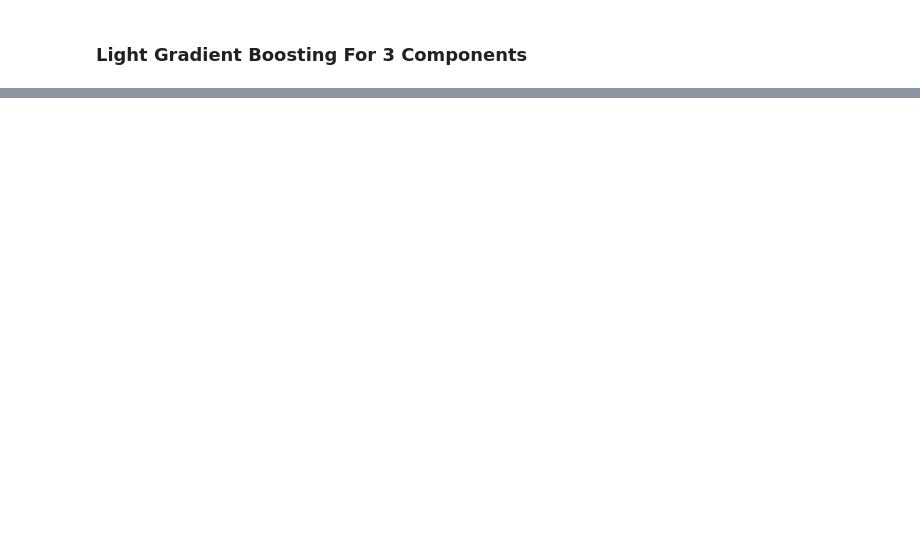
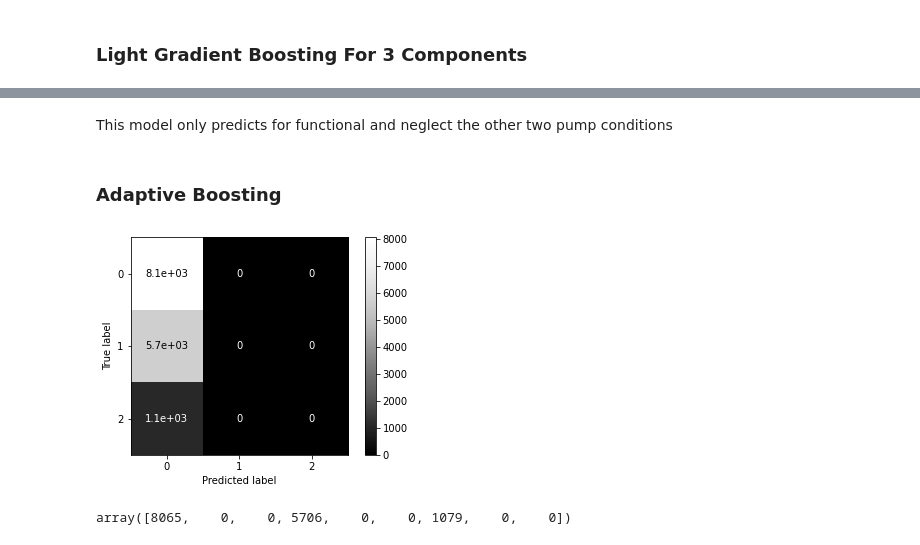
Before and after one commit to Savvy-Slowley/Pump-it-Up-Data-Mining-the-Water-Table-, a Jupyter notebook: Pump_it_Up_Data_Mining_the_Water_Table_(Project).ipynb, the cells around one changed output, grey strips where cells are left out. Saved outputs shown, nothing was run; the diff lists cells and outputs as text; code cells hidden in the pictures; blank space fills up the shorter version.

```diff
--- a/Pump_it_Up_Data_Mining_the_Water_Table_(Project).ipynb
+++ b/Pump_it_Up_Data_Mining_the_Water_Table_(Project).ipynb
@@ -416,6 +420,0 @@ Wall time: 10.7 s
-# %%
-%%time
-xgb = XGBClassifier()
-xgb.fit(X_train, y_train)
-print('Extreme Gradient Boosting Training accuracy:', xgb.score(X_train, y_train))
-print('Extreme Gradient Boosting Testing accuracy:', xgb.score(X_test, y_test))
@@ -442,6 +420,0 @@ Wall time: 1min 37s
-# %%
-%%time
-gbc = GradientBoostingClassifier()
-gbc.fit(X_train, y_train)
-print('Gradient Boosting Training accuracy:', gbc.score(X_train, y_train))
-print('Gradient Boosting Testing accuracy:', gbc.score(X_test, y_test))
@@ -523,0 +567,13 @@ Wall time: 19.6 s
+# %% [markdown]
+This model only predicts for functional and neglect the other two pump conditions
+# %% [markdown]
+### Adaptive Boosting
+# %%
+plot_confusion_matrix(aba, X_test, y_test, cmap = 'Greys_r');
+# %% [output]
+[figure, added]
+# %%
+cm_aba = metrics.confusion_matrix(y_test.values, aba.predict(X_test)).ravel()
+cm_aba
+# %% [output]
+array([8065,    0,    0, 5706,    0,    0, 1079,    0,    0])
```
Also changed, not shown: parts of 44 cells of this notebook.
